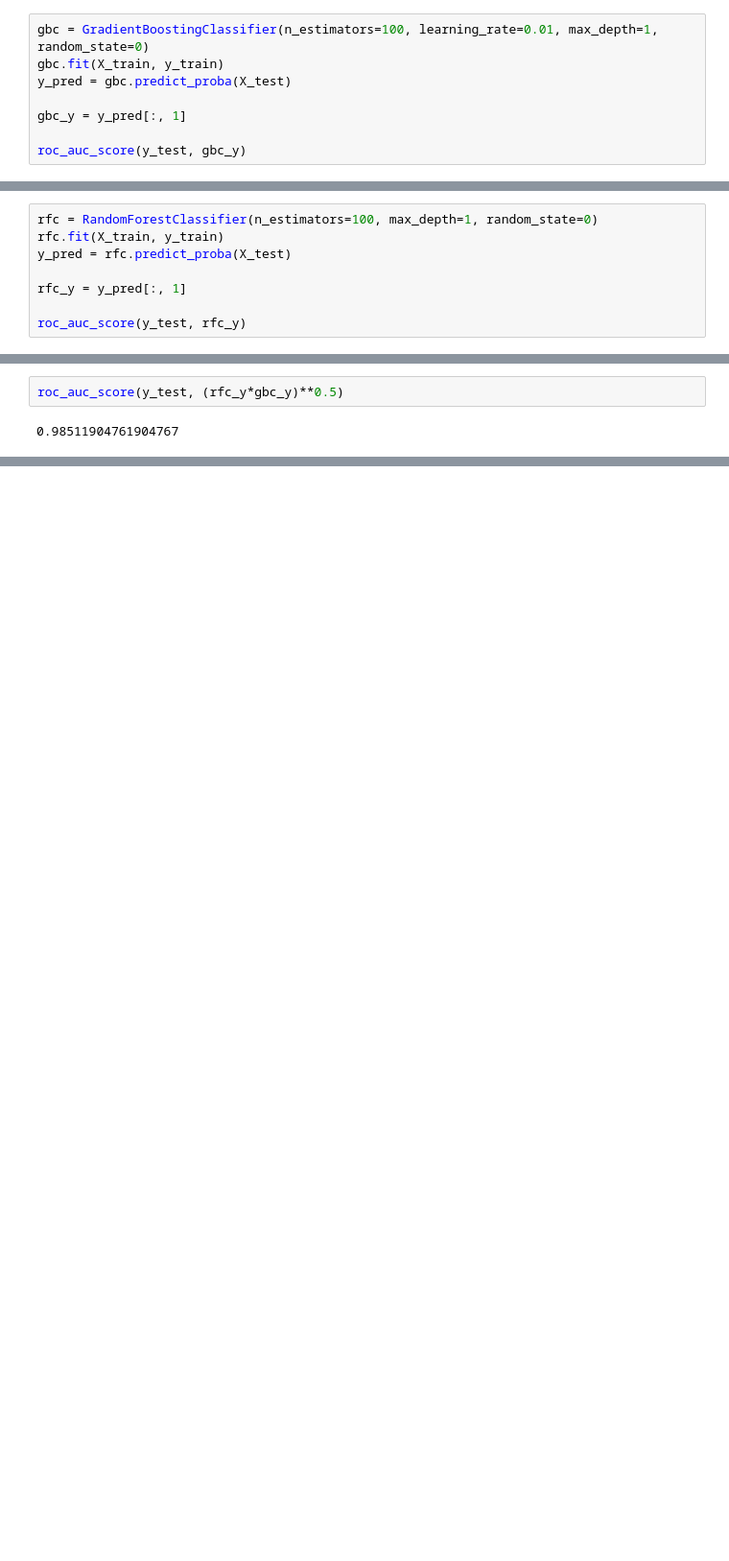
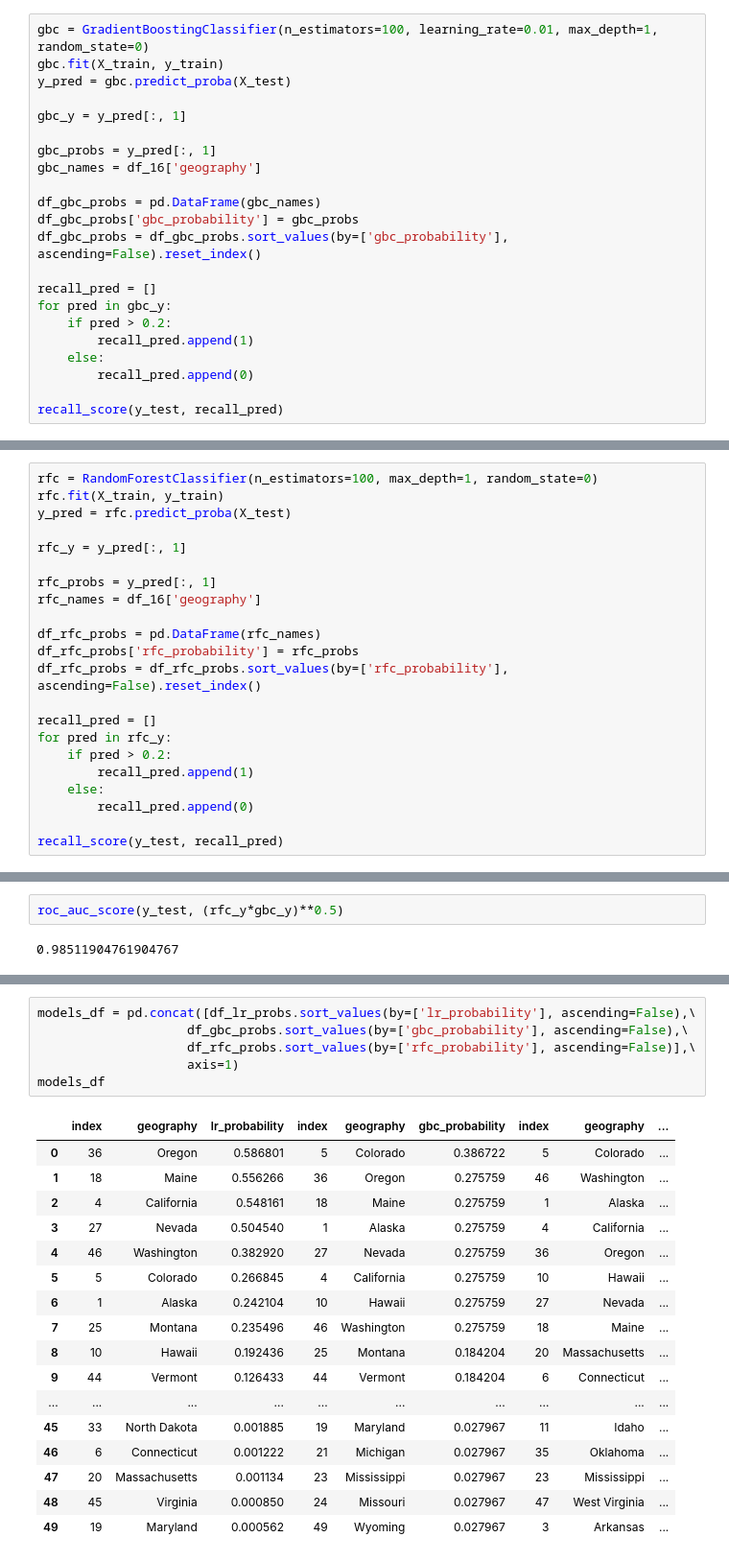
Before and after one commit to n8pk/project_mcnulty, a Jupyter notebook: Code/01_EDA.ipynb, the cells around one changed output, grey strips where cells are left out. Shown at 96% size. Cells and saved outputs as stored; diff of their text form; blank space fills up the shorter version.

Commit message:
more modeling, plotly start

```diff
--- a/Code/01_EDA.ipynb
+++ b/Code/01_EDA.ipynb
@@ -176,5 +181,19 @@ y_pred = gbc.predict_proba(X_test)
 
 gbc_y = y_pred[:, 1]
 
-roc_auc_score(y_test, gbc_y)
+gbc_probs = y_pred[:, 1]
+gbc_names = df_16['geography']
+
+df_gbc_probs = pd.DataFrame(gbc_names)
+df_gbc_probs['gbc_probability'] = gbc_probs
+df_gbc_probs = df_gbc_probs.sort_values(by=['gbc_probability'], ascending=False).reset_index()
+
+recall_pred = []
+for pred in gbc_y:
+    if pred > 0.2:
+        recall_pred.append(1)
+    else:
+        recall_pred.append(0)
+
+recall_score(y_test, recall_pred)
 # %% [output]
@@ -186,5 +205,19 @@ y_pred = rfc.predict_proba(X_test)
 
 rfc_y = y_pred[:, 1]
 
-roc_auc_score(y_test, rfc_y)
+rfc_probs = y_pred[:, 1]
+rfc_names = df_16['geography']
+
+df_rfc_probs = pd.DataFrame(rfc_names)
+df_rfc_probs['rfc_probability'] = rfc_probs
+df_rfc_probs = df_rfc_probs.sort_values(by=['rfc_probability'], ascending=False).reset_index()
+
+recall_pred = []
+for pred in rfc_y:
+    if pred > 0.2:
+        recall_pred.append(1)
+    else:
+        recall_pred.append(0)
+
+recall_score(y_test, recall_pred)
 # %% [output]
@@ -221 +229,25 @@ df_state_probs.sort_values(by=['probability'], ascending=False)
+# %%
+models_df = pd.concat([df_lr_probs.sort_values(by=['lr_probability'], ascending=False),\
+                    df_gbc_probs.sort_values(by=['gbc_probability'], ascending=False),\
+                    df_rfc_probs.sort_values(by=['rfc_probability'], ascending=False)],\
+                    axis=1)
+models_df
+# %% [output]
+|  | index | geography | lr_probability | index | geography | gbc_probability | index | geography | ... |
+| 0 | 36 | Oregon | 0.586801 | 5 | Colorado | 0.386722 | 5 | Colorado | ... |
+| 1 | 18 | Maine | 0.556266 | 36 | Oregon | 0.275759 | 46 | Washington | ... |
+| 2 | 4 | California | 0.548161 | 18 | Maine | 0.275759 | 1 | Alaska | ... |
+| 3 | 27 | Nevada | 0.504540 | 1 | Alaska | 0.275759 | 4 | California | ... |
+| 4 | 46 | Washington | 0.382920 | 27 | Nevada | 0.275759 | 36 | Oregon | ... |
+| 5 | 5 | Colorado | 0.266845 | 4 | California | 0.275759 | 10 | Hawaii | ... |
+| 6 | 1 | Alaska | 0.242104 | 10 | Hawaii | 0.275759 | 27 | Nevada | ... |
+| 7 | 25 | Montana | 0.235496 | 46 | Washington | 0.275759 | 18 | Maine | ... |
+| 8 | 10 | Hawaii | 0.192436 | 25 | Montana | 0.184204 | 20 | Massachusetts | ... |
+| 9 | 44 | Vermont | 0.126433 | 44 | Vermont | 0.184204 | 6 | Connecticut | ... |
+| ... | ... | ... | ... | ... | ... | ... | ... | ... | ... |
+| 45 | 33 | North Dakota | 0.001885 | 19 | Maryland | 0.027967 | 11 | Idaho | ... |
+| 46 | 6 | Connecticut | 0.001222 | 21 | Michigan | 0.027967 | 35 | Oklahoma | ... |
+| 47 | 20 | Massachusetts | 0.001134 | 23 | Mississippi | 0.027967 | 23 | Mississippi | ... |
+| 48 | 45 | Virginia | 0.000850 | 24 | Missouri | 0.027967 | 47 | West Virginia | ... |
+| 49 | 19 | Maryland | 0.000562 | 49 | Wyoming | 0.027967 | 3 | Arkansas | ... |
 # %% [markdown]
```
Also changed, not shown: parts of 19 cells of this notebook.
